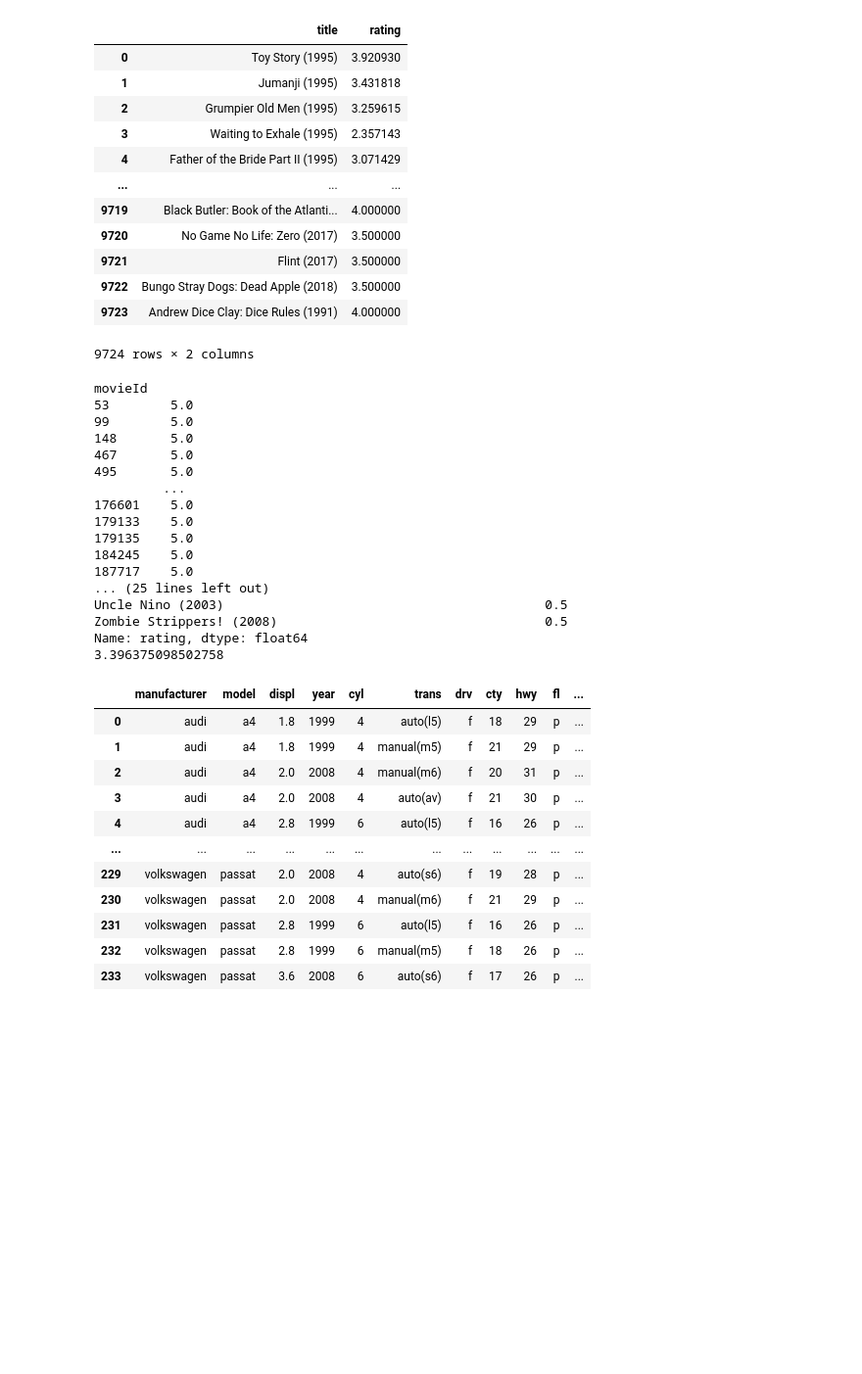
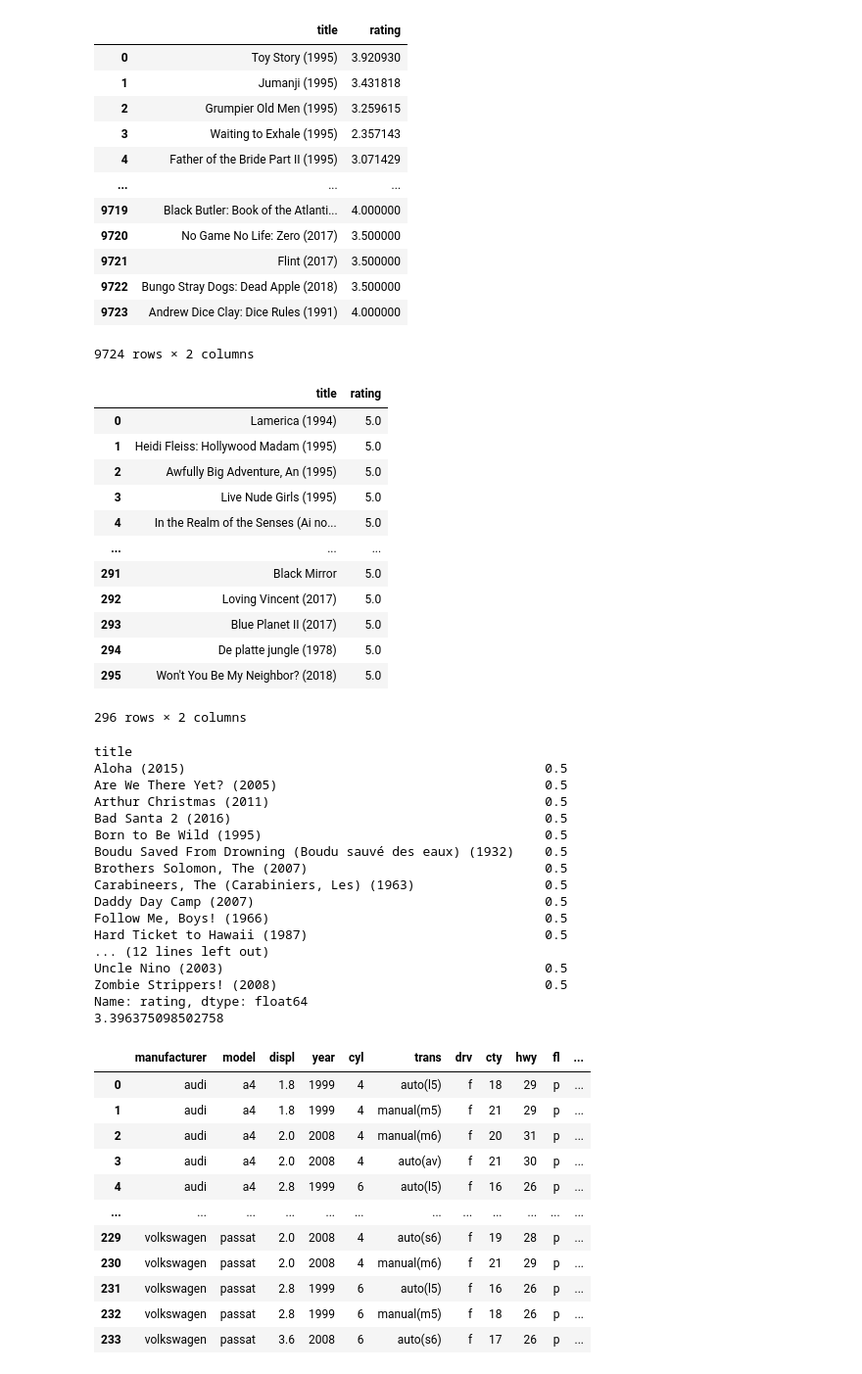
Before and after one commit to sehun4239/Data-analysis-Machine-Learning-Basic, a Jupyter notebook: Pandas_Exercise.ipynb, the cells around one changed output. Shown at 98% size. Cells and saved outputs as stored; diff of their text form; code cells hidden in the pictures; blank space fills up the shorter version.

```diff
--- a/Pandas_Exercise.ipynb
+++ b/Pandas_Exercise.ipynb
@@ -9,19 +9,12 @@ from datetime import datetime
 df_movie = pd.read_csv('./data/movie/movies.csv')
 df_rating = pd.read_csv('./data/movie/ratings.csv')
 
-# display(df_movie)
-# display(df_rating)
-
 #1. 사용자가 평가한 모든 영화의 전체 평균 평점
 print(df_rating['rating'].mean())
-
-
 
 #2. 각 사용자별 평균 평점
 df_rating_user = df_rating['rating'].groupby(df_rating['userId']).mean()
 print(df_rating_user)
-
-
 
 #3. 각 영화별 평균 평점
 df_rating_addmovie = pd.merge(df_rating, df_movie, on='movieId', how='inner')
@@ -33,8 +26,9 @@ display(df_moviename[['title', 'rating']])
 
 
 #4. 평균 평점이 가장 높은 영화의 제목(동률이 있을 경우 모두 출력)
-print(df_rating_movie[df_rating_movie == df_rating_movie.max()])
-
+df_maxmovie = df_rating_movie[df_rating_movie == df_rating_movie.max()]
+df_maxmoviename = pd.merge(df_maxmovie, df_movie, on='movieId', how='inner')
+display(df_maxmoviename[['title', 'rating']])
 
 #5. Comedy영화 중 가장 평점이 낮은 영화의 제목
 df_rating_comedy = df_rating_addmovie.loc[df_rating_addmovie['genres'].str.contains('Comedy')]
@@ -42,8 +36,6 @@ df_rating_comedy = df_rating_addmovie.loc[df_rating_addmovie['genres'].str.conta
 
 df_low_comedy = df_rating_comedy['rating'].groupby(df_rating_comedy['title']).mean()
 print(df_low_comedy[df_low_comedy == df_low_comedy.min()])
-
-
 
 #6. 2015년도에 평가된 모든 Romance 영화의 2015년도 평균 평점은?
 start_date = datetime(2015,1,1).timestamp()
@@ -56,50 +48,63 @@ df_2015 = df_romance.loc[(df_romance['timestamp'] >= start_date) & (df_romance['
 print(df_2015['rating'].mean())
 # print(df_2015['rating'].count())
 # %% [output]
 3.501556983616962
 userId
 1      4.366379
 2      3.948276
 3      2.435897
 4      3.555556
 5      3.636364
          ...
 606    3.657399
 607    3.786096
 608    3.134176
 609    3.270270
 610    3.688556
 Name: rating, Length: 610, dtype: float64
 |  | title | rating |
 | 0 | Toy Story (1995) | 3.920930 |
 | 1 | Jumanji (1995) | 3.431818 |
 | 2 | Grumpier Old Men (1995) | 3.259615 |
 | 3 | Waiting to Exhale (1995) | 2.357143 |
 | 4 | Father of the Bride Part II (1995) | 3.071429 |
 | ... | ... | ... |
 | 9719 | Black Butler: Book of the Atlanti... | 4.000000 |
 | 9720 | No Game No Life: Zero (2017) | 3.500000 |
 | 9721 | Flint (2017) | 3.500000 |
 | 9722 | Bungo Stray Dogs: Dead Apple (2018) | 3.500000 |
 | 9723 | Andrew Dice Clay: Dice Rules (1991) | 4.000000 |
 9724 rows × 2 columns
+|  | title | rating |
+| 0 | Lamerica (1994) | 5.0 |
+| 1 | Heidi Fleiss: Hollywood Madam (1995) | 5.0 |
+| 2 | Awfully Big Adventure, An (1995) | 5.0 |
+| 3 | Live Nude Girls (1995) | 5.0 |
+| 4 | In the Realm of the Senses (Ai no... | 5.0 |
+| ... | ... | ... |
+| 291 | Black Mirror | 5.0 |
+| 292 | Loving Vincent (2017) | 5.0 |
+| 293 | Blue Planet II (2017) | 5.0 |
+| 294 | De platte jungle (1978) | 5.0 |
+| 295 | Won't You Be My Neighbor? (2018) | 5.0 |
-movieId
-53        5.0
-99        5.0
-148       5.0
-467       5.0
-495       5.0
-         ...
-176601    5.0
-179133    5.0
-179135    5.0
-184245    5.0
-187717    5.0
-... (25 lines left out)
-Uncle Nino (2003)                                          0.5
-Zombie Strippers! (2008)                                   0.5
-Name: rating, dtype: float64
-3.396375098502758
+296 rows × 2 columns
+title
+Aloha (2015)                                               0.5
+Are We There Yet? (2005)                                   0.5
+Arthur Christmas (2011)                                    0.5
+Bad Santa 2 (2016)                                         0.5
+Born to Be Wild (1995)                                     0.5
+Boudu Saved From Drowning (Boudu sauvé des eaux) (1932)    0.5
+Brothers Solomon, The (2007)                               0.5
+Carabineers, The (Carabiniers, Les) (1963)                 0.5
+Daddy Day Camp (2007)                                      0.5
+Follow Me, Boys! (1966)                                    0.5
+Hard Ticket to Hawaii (1987)                               0.5
+... (12 lines left out)
+Uncle Nino (2003)                                          0.5
+Zombie Strippers! (2008)                                   0.5
+Name: rating, dtype: float64
+3.396375098502758
 # %%
 # Exercise 2
 
```
Also changed, not shown: parts of 2 cells of this notebook, 5 other files.
